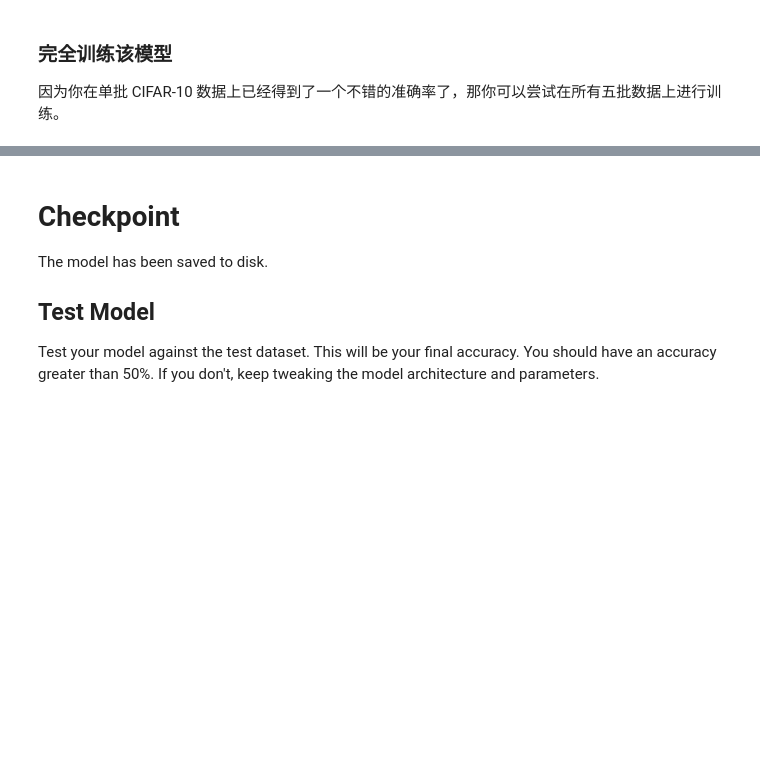
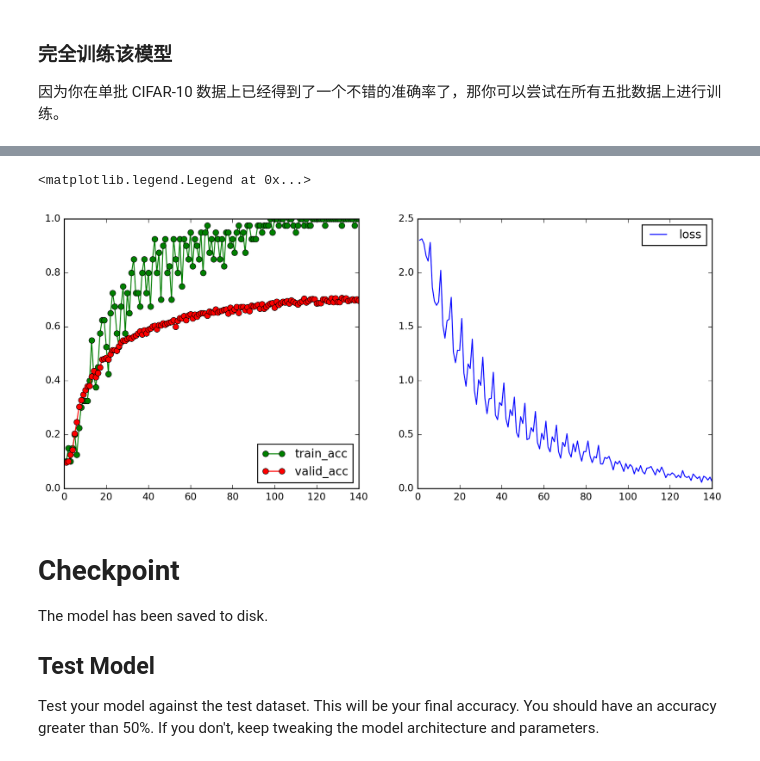
Before and after one commit to cchao1031/ML-nanodegree, a Jupyter notebook: image_classification/image_classification_ZH-CN.ipynb, the cells around one changed output, grey strips where cells are left out. Saved outputs shown, nothing was run; the diff lists cells and outputs as text; code cells hidden in the pictures; blank space fills up the shorter version.

```diff
--- a/image_classification/image_classification_ZH-CN.ipynb
+++ b/image_classification/image_classification_ZH-CN.ipynb
@@ -523,9 +523,10 @@ def conv_net(x, keep_prob):
     #    conv2d_maxpool(x_tensor, conv_num_outputs, conv_ksize, conv_strides, pool_ksize, pool_strides)
 
     conv_ksize_dict = {1:5, 2:3, 3:3, 4:3}
-    pool = {1:True, 2:True, 3:False, 4:True}
-    for i in range(1,4):
-        x = conv2d_maxpool(x, 16*2**i, (conv_ksize_dict[i],conv_ksize_dict[i]), (1,1), (2,2), (2,2))
+    pool = {1:True, 2:True, 3:True, 4:True}
+    x = conv2d_maxpool(x, 15*2**1, (conv_ksize_dict[1],conv_ksize_dict[1]), (1,1), (2,2), (2,2), pool=pool[1])
+    x = conv2d_maxpool(x, 15*2**2, (conv_ksize_dict[2],conv_ksize_dict[2]), (1,1), (2,2), (2,2), pool=pool[2])
+    x = conv2d_maxpool(x, 15*2**3, (conv_ksize_dict[3],conv_ksize_dict[3]), (1,1), (2,2), (2,2), pool=pool[3])
 
     # TODO: Apply a Flatten Layer
     # Function Definition from Above:
@@ -538,7 +539,7 @@ def conv_net(x, keep_prob):
     # Function Definition from Above:
     #   fully_conn(x_tensor, num_outputs)
     x = tf.nn.dropout(x, keep_prob)
-    x = fully_conn(x, 256)
+    x = fully_conn(x, 128)
 
     # TODO: Apply an Output Layer
     #    Set this to the number of classes
@@ -677,9 +678,9 @@ Tune the following parameters:
 * 设定 `keep_probability` 为在 dropout 过程中保留一个节点的概率。
 # %%
 # TODO: Tune Parameters
-epochs = 30
+epochs = 28
 batch_size = 256
-keep_probability = 0.8
+keep_probability = 0.6
 # %% [markdown]
 ### Train on a Single CIFAR-10 Batch
 Instead of training the neural network on all the CIFAR-10 batches of data, let's use a single batch. This should save time while you iterate on the model to get a better accuracy.  Once the final validation accuracy is 50% or greater, run the model on all the data in the next section.
@@ -748,6 +747,9 @@ Now that you got a good accuracy with a single CIFAR-10 batch, try it with all f
 """
 DON'T MODIFY ANYTHING IN THIS CELL
 """
+import time
+import matplotlib.pyplot as plt
+
 save_model_path = './image_classification'
 
 print('Training...')
@@ -755,6 +757,7 @@ with tf.Session() as sess:
     # Initializing the variables
     sess.run(tf.global_variables_initializer())
 
+    Loss = []; accs = []; valid_accs = []; start = time.time()
     # Training cycle
     for epoch in range(epochs):
         # Loop over all batches
@@ -763,7 +766,10 @@ with tf.Session() as sess:
             for batch_features, batch_labels in helper.load_preprocess_training_batch(batch_i, batch_size):
                 train_neural_network(sess, optimizer, keep_probability, batch_features, batch_labels)
             print('Epoch {:>2}, CIFAR-10 Batch {}:  '.format(epoch + 1, batch_i), end='')
-            print_stats(sess, batch_features, batch_labels, cost, accuracy)
+            acc, valid_acc, loss = print_stats(sess, batch_features, batch_labels, cost, accuracy)
+            accs.append(acc); valid_accs.append(valid_acc); Loss.append(loss)
+    end = time.time()
+    print('Using Time %.2fs' %(end-start))
 
     # Save Model
     saver = tf.train.Saver()
@@ -771,3 +795,13 @@ with tf.Session() as sess:
+# %%
+fig, ax = plt.subplots(1,2, figsize=(12,5))
+ax[0].plot(range(1, (epochs)*n_batches+1), accs, 'go-', label='train_acc')
+ax[0].plot(range(1, (epochs)*n_batches+1), valid_accs, 'ro-', label='valid_acc')
+ax[0].legend(loc='best')
+ax[1].plot(range(1, (epochs)*n_batches+1), Loss, label='loss')
+ax[1].legend(loc='best')
+# %% [output]
+<matplotlib.legend.Legend at 0x...>
+[figure, added]
 # %% [markdown]
 # Checkpoint
 The model has been saved to disk.
```
Also changed, not shown: parts of 5 cells of this notebook, 1 other file.
